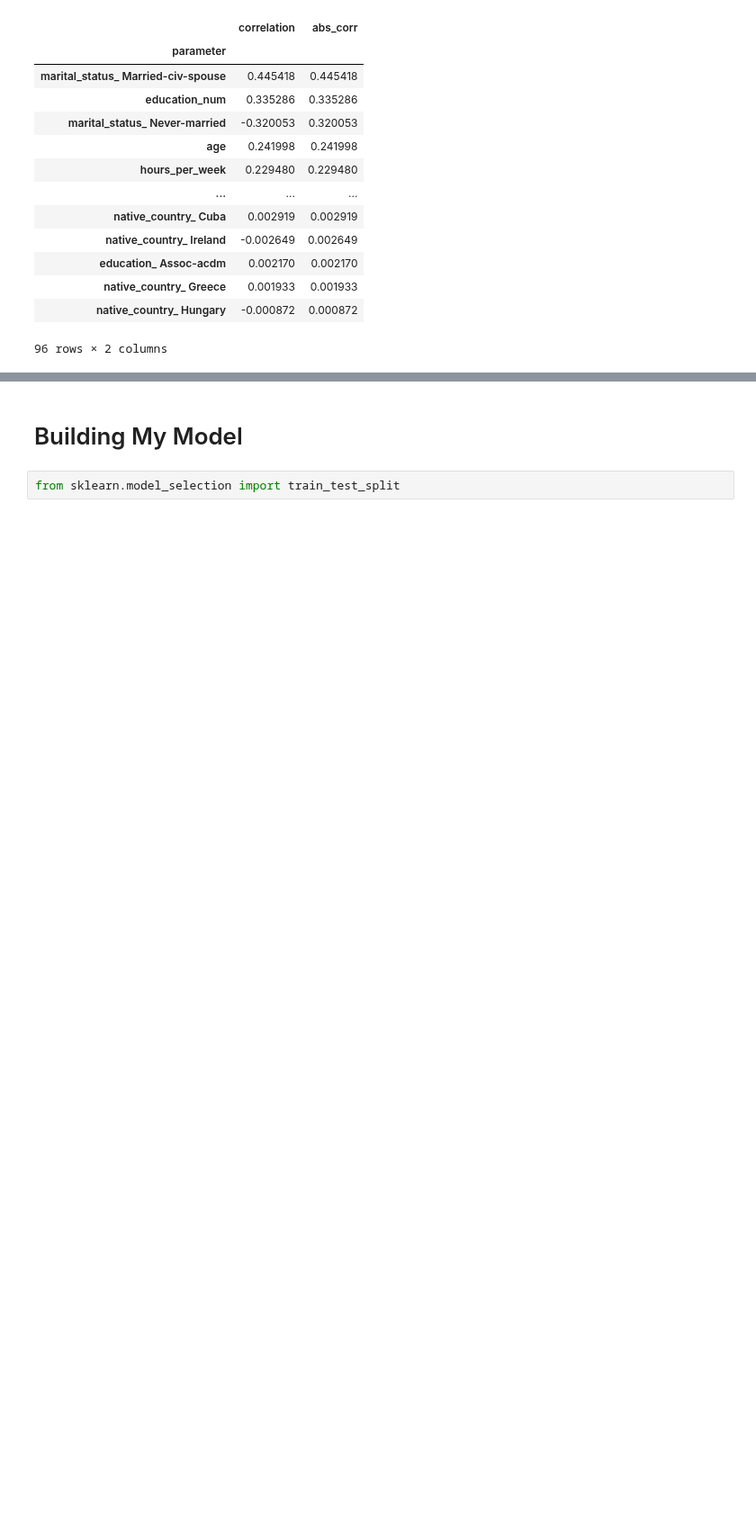
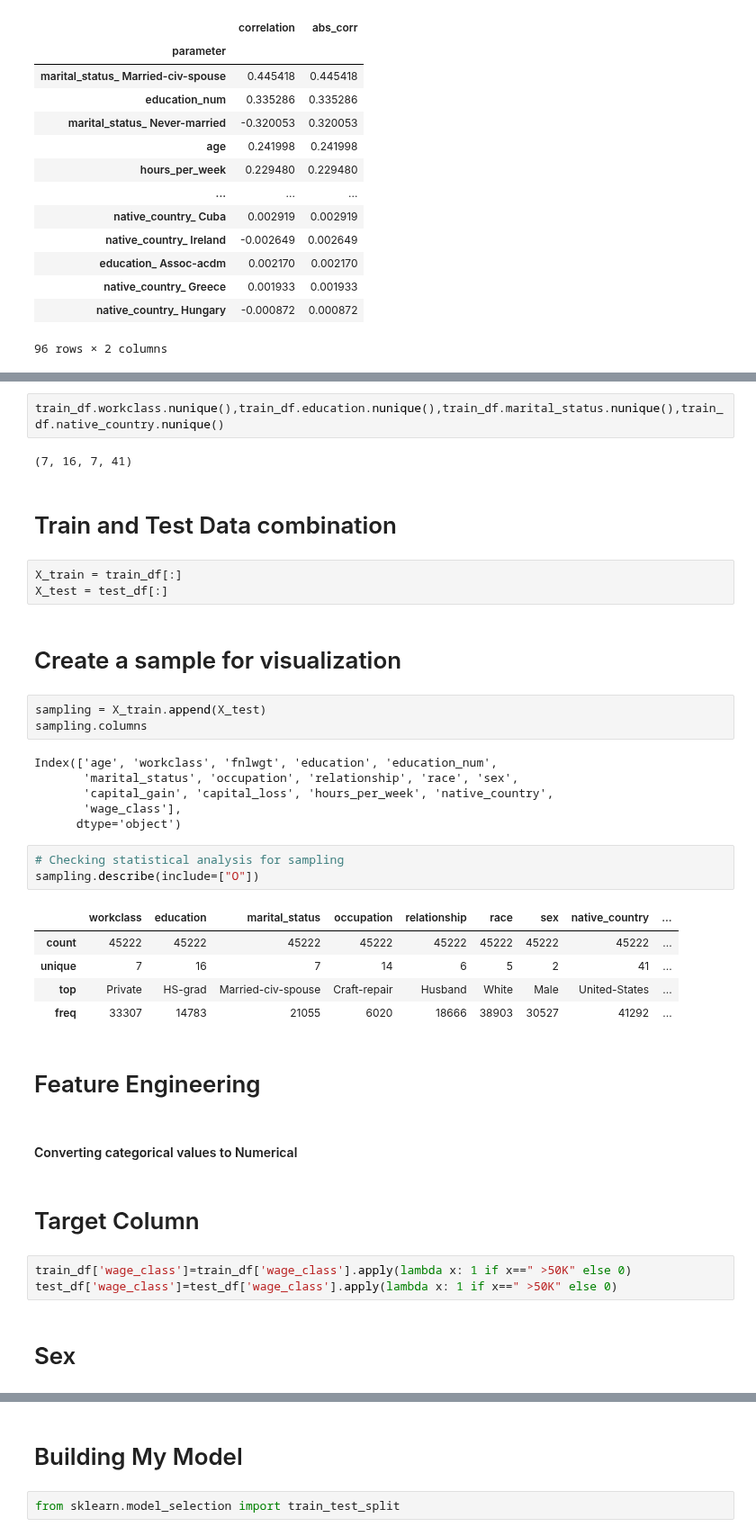
Before and after one commit to RancyChepchirchir/Assignments, a Jupyter notebook: 21.XGBoost_Assignment-2.ipynb, the cells around one changed output, grey strips where cells are left out. Shown at 90% size. Cells and saved outputs as stored; diff of their text form; blank space fills up the shorter version.

Commit message:
feature engineering

```diff
--- a/21.XGBoost_Assignment-2.ipynb
+++ b/21.XGBoost_Assignment-2.ipynb
@@ -617,0 +659,40 @@ best features:   ['marital_status_ Married-civ-spouse' 'education_num'
+# %%
+train_df.workclass.nunique(),train_df.education.nunique(),train_df.marital_status.nunique(),train_df.native_country.nunique()
+# %% [output]
+(7, 16, 7, 41)
+# %% [markdown]
+# Train and Test Data combination
+# %%
+X_train = train_df[:]
+X_test = test_df[:]
+# %% [markdown]
+# Create a sample for visualization
+# %%
+sampling = X_train.append(X_test)
+sampling.columns
+# %% [output]
+Index(['age', 'workclass', 'fnlwgt', 'education', 'education_num',
+       'marital_status', 'occupation', 'relationship', 'race', 'sex',
+       'capital_gain', 'capital_loss', 'hours_per_week', 'native_country',
+       'wage_class'],
+      dtype='object')
+# %%
+# Checking statistical analysis for sampling
+sampling.describe(include=["O"])
+# %% [output]
+|  | workclass | education | marital_status | occupation | relationship | race | sex | native_country | ... |
+| count | 45222 | 45222 | 45222 | 45222 | 45222 | 45222 | 45222 | 45222 | ... |
+| unique | 7 | 16 | 7 | 14 | 6 | 5 | 2 | 41 | ... |
+| top | Private | HS-grad | Married-civ-spouse | Craft-repair | Husband | White | Male | United-States | ... |
+| freq | 33307 | 14783 | 21055 | 6020 | 18666 | 38903 | 30527 | 41292 | ... |
+# %% [markdown]
+# Feature Engineering
+# %% [markdown]
+#### Converting categorical values to Numerical
+# %% [markdown]
+# <a id ='7'>Target Column</a>
+# %%
+train_df['wage_class']=train_df['wage_class'].apply(lambda x: 1 if x==" >50K" else 0)
+test_df['wage_class']=test_df['wage_class'].apply(lambda x: 1 if x==" >50K" else 0)
+# %% [markdown]
+# <a id ='7'>Sex</a>
```
Also changed, not shown: parts of 16 cells of this notebook.
